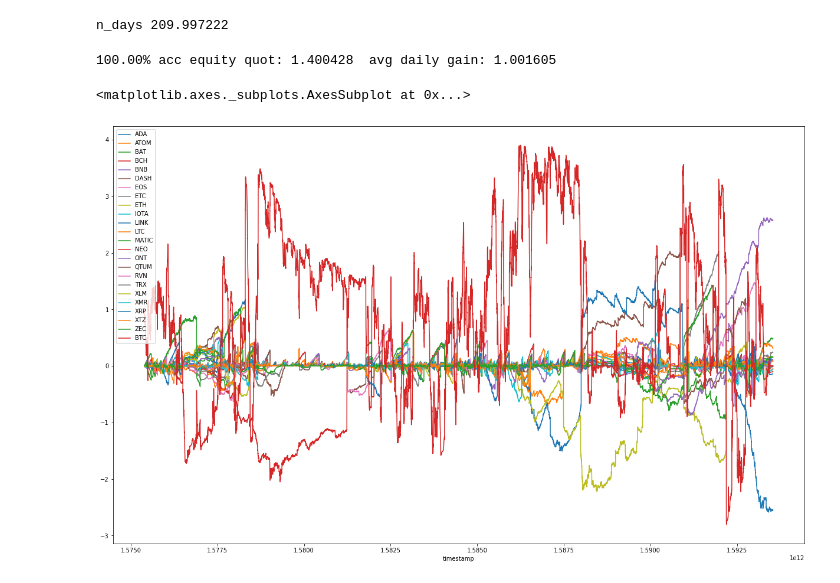
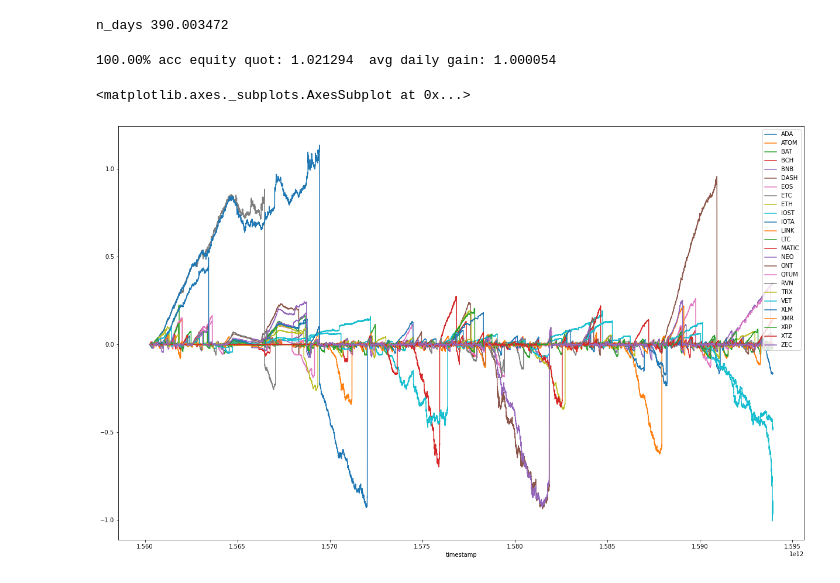
Before and after one commit to enarjord/passivbot_binance_isolated_margin_legacy, a Jupyter notebook: backtesting_notes.ipynb, the cells around one changed output. Saved outputs shown, nothing was run; the diff lists cells and outputs as text; code cells hidden in the pictures.

```diff
--- a/backtesting_notes.ipynb
+++ b/backtesting_notes.ipynb
@@ -54,8 +69,8 @@ print(settings['account_equity_pct_per_trade'] * 60)
 # %%
 symbols = [f'{c}/BTC' for c in settings['coins_long']]
 symbols = sorted(symbols)
-n_days = 30 * 7
-symbols = [s for s in symbols if not any(s.startswith(c) for c in ['VET', 'IOST'])]
+n_days = 30 * 13
+#symbols = [s for s in symbols if not any(s.startswith(c) for c in ['VET', 'IOST'])]
 symbols
 # %% [output]
 ['ADA/BTC',
@@ -82,16 +115,16 @@ high_low_means = load_hlms(symbols, n_days, no_download=False)
 df = add_emas(high_low_means, settings['ema_spans_minutes'])
 print(f'n_days {(df.index[-1] - df.index[0]) / 1000 / 60 / 60 / 24:2f}')
 # %% [output]
-n_days 209.997222
+n_days 390.003472
 # %%
 balance_list, lentr, sentr, lexit, sexit, lexitpl, sexitpl = backtest(df, settings)
 # %% [output]
-100.00% acc equity quot: 1.400428  avg daily gain: 1.001605
+100.00% acc equity quot: 1.021294  avg daily gain: 1.000054
 # %%
 # balances are in terms of quot
 bldf = pd.DataFrame(balance_list).set_index('timestamp')
 # %%
-bldf.drop(['acc_equity_quot', 'acc_debt_quot'], axis=1).iloc[::10].plot()
+bldf.drop(['acc_equity_quot', 'acc_debt_quot', 'BTC'], axis=1).iloc[::10].plot()
 # %% [output]
 <matplotlib.axes._subplots.AxesSubplot at 0x...>
-[figure, old version]
+[figure, new version]
```
Also changed, not shown: parts of 15 cells of this notebook.
